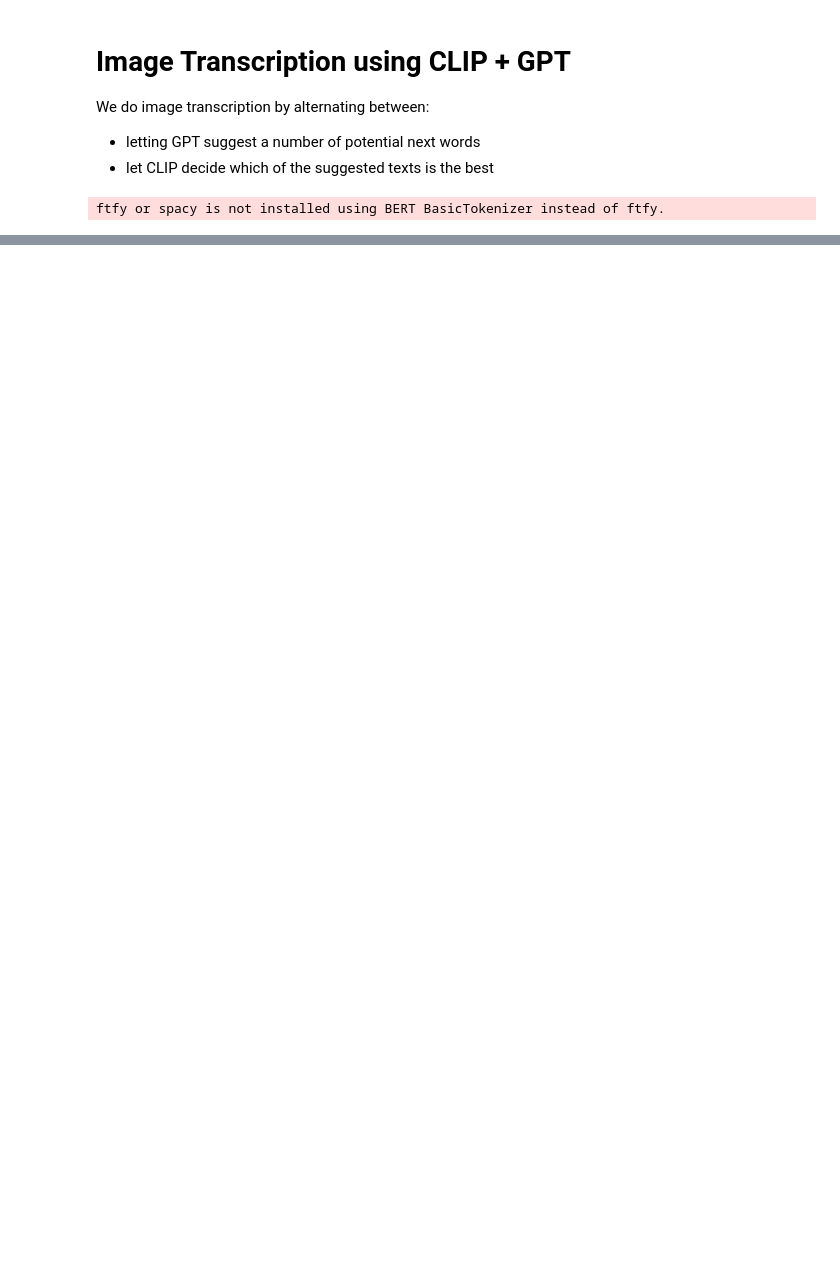
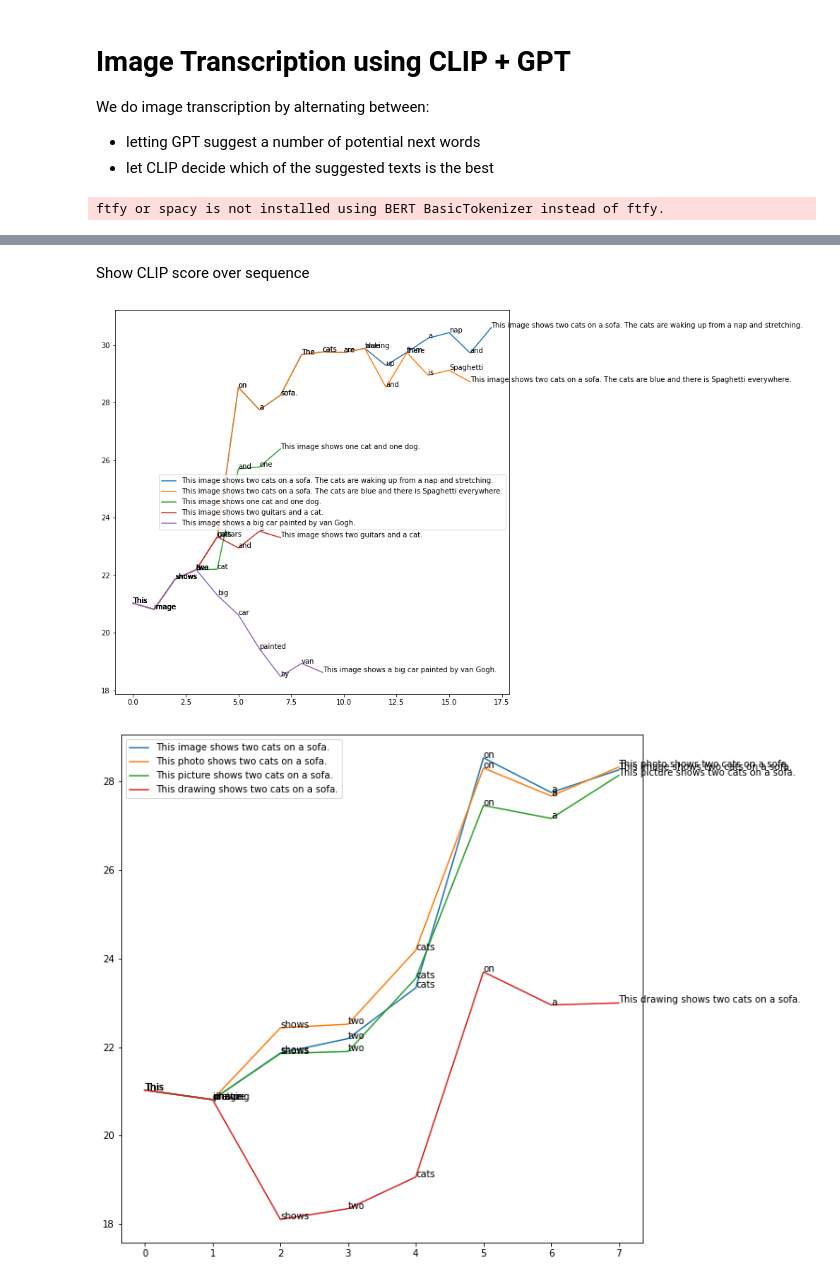
Before and after one commit to nielsrolf/ImageTranscription, a Jupyter notebook: ImageTranscription.ipynb, the cells around one changed output, grey strips where cells are left out. Cells and saved outputs as stored; diff of their text form; code cells hidden in the pictures; blank space fills up the shorter version.

```diff
--- a/ImageTranscription.ipynb
+++ b/ImageTranscription.ipynb
@@ -27 +43,40 @@ transcription = "This image shows a"
+# %% [markdown]
+Show CLIP score over sequence
+# %%
+
+def compare_descriptions(descriptions):
+    plt.figure(figsize=(10, 10))
+    for description in descriptions:
+        proposals = []
+        for i in range(len(description.split(" "))):
+            proposals += [" ".join(description.split(" ")[:i])]
+        inputs = clip_processor(text=proposals, images=image, return_tensors="pt", padding=True)
+        outputs = clip_model(**inputs)
+        score_at_word = outputs.logits_per_image[0].detach().numpy()
+        plt.plot(score_at_word, label=description)
+        for i, (word, score) in enumerate(zip(description.split(" ")[:-1], score_at_word)):
+            plt.text(i, score, word)
+        plt.text(i+1, score_at_word[-1], description)
+    plt.legend()
+    plt.show()
+
+
+compare_descriptions([
+    "This image shows two cats on a sofa. The cats are waking up from a nap and stretching.",
+    "This image shows two cats on a sofa. The cats are blue and there is Spaghetti everywhere.",
+    "This image shows one cat and one dog.",
+    "This image shows two guitars and a cat.",
+    "This image shows a big car painted by van Gogh."
+])
+
+
+compare_descriptions([
+    "This image shows two cats on a sofa.",
+    "This photo shows two cats on a sofa.",
+    "This picture shows two cats on a sofa.",
+    "This drawing shows two cats on a sofa."
+])
+# %% [output]
+[figure, added]
+[figure, added]
 # %%
```
Also changed, not shown: parts of 7 cells of this notebook, 2 other files.
